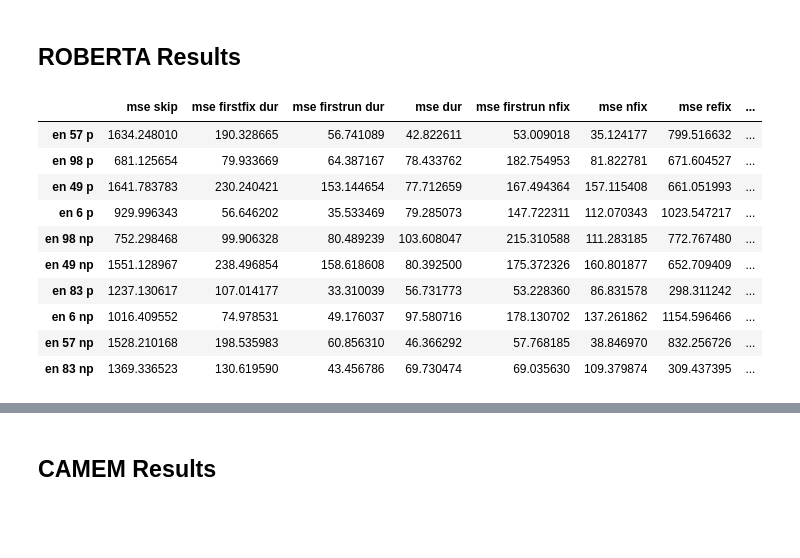
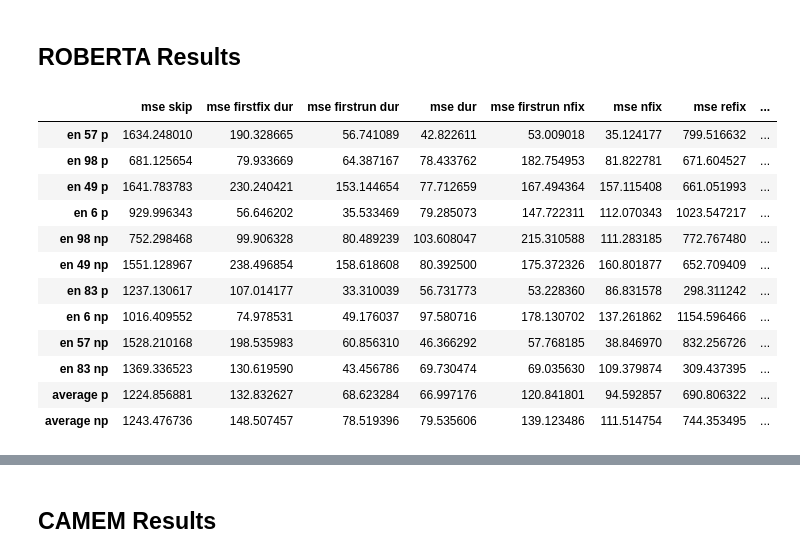
Before and after one commit to Andrew-Wyn/augmenting_nlms_meco, a Jupyter notebook: notebook/finetuning_results.ipynb, the cells around one changed output, grey strips where cells are left out. Saved outputs shown, nothing was run; the diff lists cells and outputs as text; code cells hidden in the pictures; blank space fills up the shorter version.

```diff
--- a/notebook/finetuning_results.ipynb
+++ b/notebook/finetuning_results.ipynb
@@ -73,17 +89,26 @@ res_mse_xlm, res_mae_xlm = divide_mse_mae(dict_res_xlm)
 # %% [markdown]
 ## ROBERTA Results
 # %%
-pd.DataFrame(res_mse_roberta).T
+df_mse_roberta = pd.DataFrame(res_mse_roberta).T
+df_mse_roberta['average mse'] = df_mse_roberta.mean(axis=1)
+avg_p = df_mse_roberta.apply(average_en_p_rows)
+avg_np = df_mse_roberta.apply(average_en_np_rows)
+df_mse_roberta.loc["average p"] = avg_p
+df_mse_roberta.loc["average np"] = avg_np
-# %% [output]
-|  | mse skip | mse firstfix dur | mse firstrun dur | mse dur | mse firstrun nfix | mse nfix | mse refix | ... |
-| en 57 p | 1634.248010 | 190.328665 | 56.741089 | 42.822611 | 53.009018 | 35.124177 | 799.516632 | ... |
-| en 98 p | 681.125654 | 79.933669 | 64.387167 | 78.433762 | 182.754953 | 81.822781 | 671.604527 | ... |
-| en 49 p | 1641.783783 | 230.240421 | 153.144654 | 77.712659 | 167.494364 | 157.115408 | 661.051993 | ... |
-| en 6 p | 929.996343 | 56.646202 | 35.533469 | 79.285073 | 147.722311 | 112.070343 | 1023.547217 | ... |
-| en 98 np | 752.298468 | 99.906328 | 80.489239 | 103.608047 | 215.310588 | 111.283185 | 772.767480 | ... |
-| en 49 np | 1551.128967 | 238.496854 | 158.618608 | 80.392500 | 175.372326 | 160.801877 | 652.709409 | ... |
-| en 83 p | 1237.130617 | 107.014177 | 33.310039 | 56.731773 | 53.228360 | 86.831578 | 298.311242 | ... |
-| en 6 np | 1016.409552 | 74.978531 | 49.176037 | 97.580716 | 178.130702 | 137.261862 | 1154.596466 | ... |
-| en 57 np | 1528.210168 | 198.535983 | 60.856310 | 46.366292 | 57.768185 | 38.846970 | 832.256726 | ... |
-| en 83 np | 1369.336523 | 130.619590 | 43.456786 | 69.730474 | 69.035630 | 109.379874 | 309.437395 | ... |
+# %%
+df_mse_roberta
+# %% [output]
+|  | mse skip | mse firstfix dur | mse firstrun dur | mse dur | mse firstrun nfix | mse nfix | mse refix | ... |
+| en 57 p | 1634.248010 | 190.328665 | 56.741089 | 42.822611 | 53.009018 | 35.124177 | 799.516632 | ... |
+| en 98 p | 681.125654 | 79.933669 | 64.387167 | 78.433762 | 182.754953 | 81.822781 | 671.604527 | ... |
+| en 49 p | 1641.783783 | 230.240421 | 153.144654 | 77.712659 | 167.494364 | 157.115408 | 661.051993 | ... |
+| en 6 p | 929.996343 | 56.646202 | 35.533469 | 79.285073 | 147.722311 | 112.070343 | 1023.547217 | ... |
+| en 98 np | 752.298468 | 99.906328 | 80.489239 | 103.608047 | 215.310588 | 111.283185 | 772.767480 | ... |
+| en 49 np | 1551.128967 | 238.496854 | 158.618608 | 80.392500 | 175.372326 | 160.801877 | 652.709409 | ... |
+| en 83 p | 1237.130617 | 107.014177 | 33.310039 | 56.731773 | 53.228360 | 86.831578 | 298.311242 | ... |
+| en 6 np | 1016.409552 | 74.978531 | 49.176037 | 97.580716 | 178.130702 | 137.261862 | 1154.596466 | ... |
+| en 57 np | 1528.210168 | 198.535983 | 60.856310 | 46.366292 | 57.768185 | 38.846970 | 832.256726 | ... |
+| en 83 np | 1369.336523 | 130.619590 | 43.456786 | 69.730474 | 69.035630 | 109.379874 | 309.437395 | ... |
+| average p | 1224.856881 | 132.832627 | 68.623284 | 66.997176 | 120.841801 | 94.592857 | 690.806322 | ... |
+| average np | 1243.476736 | 148.507457 | 78.519396 | 79.535606 | 139.123486 | 111.514754 | 744.353495 | ... |
 # %%
```
Also changed, not shown: parts of 17 cells of this notebook.
